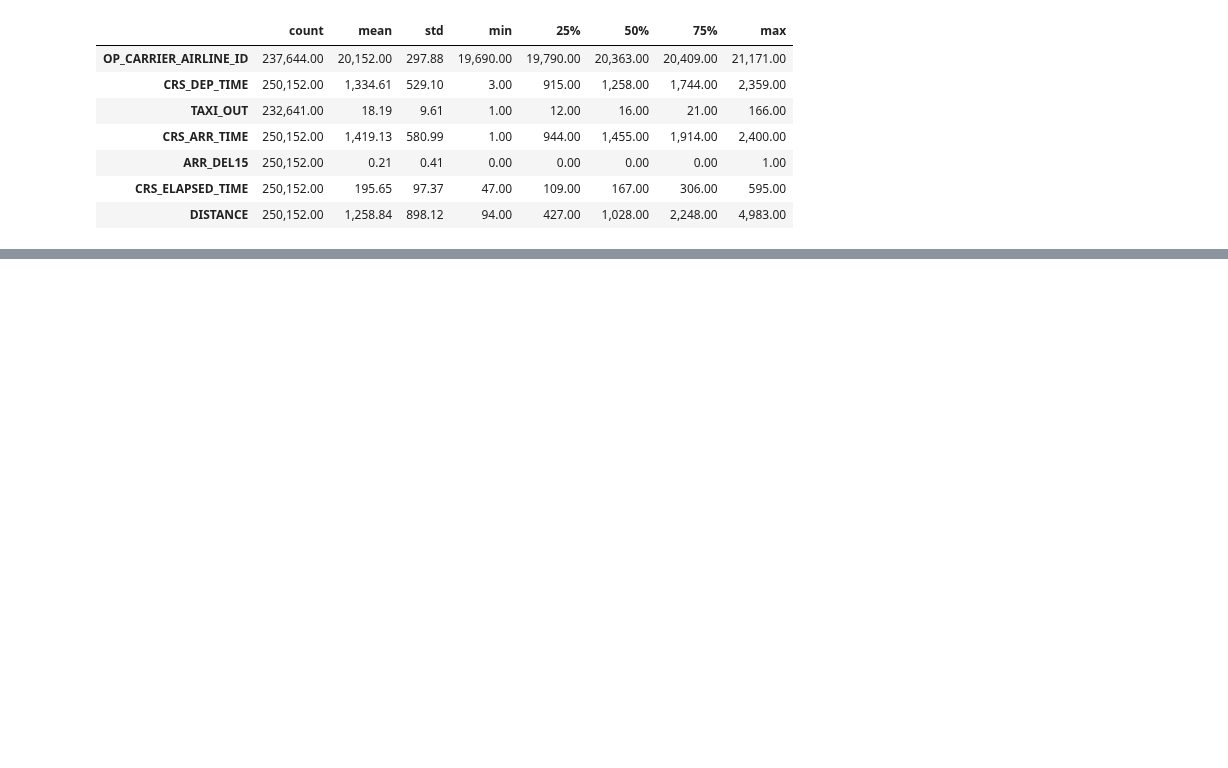
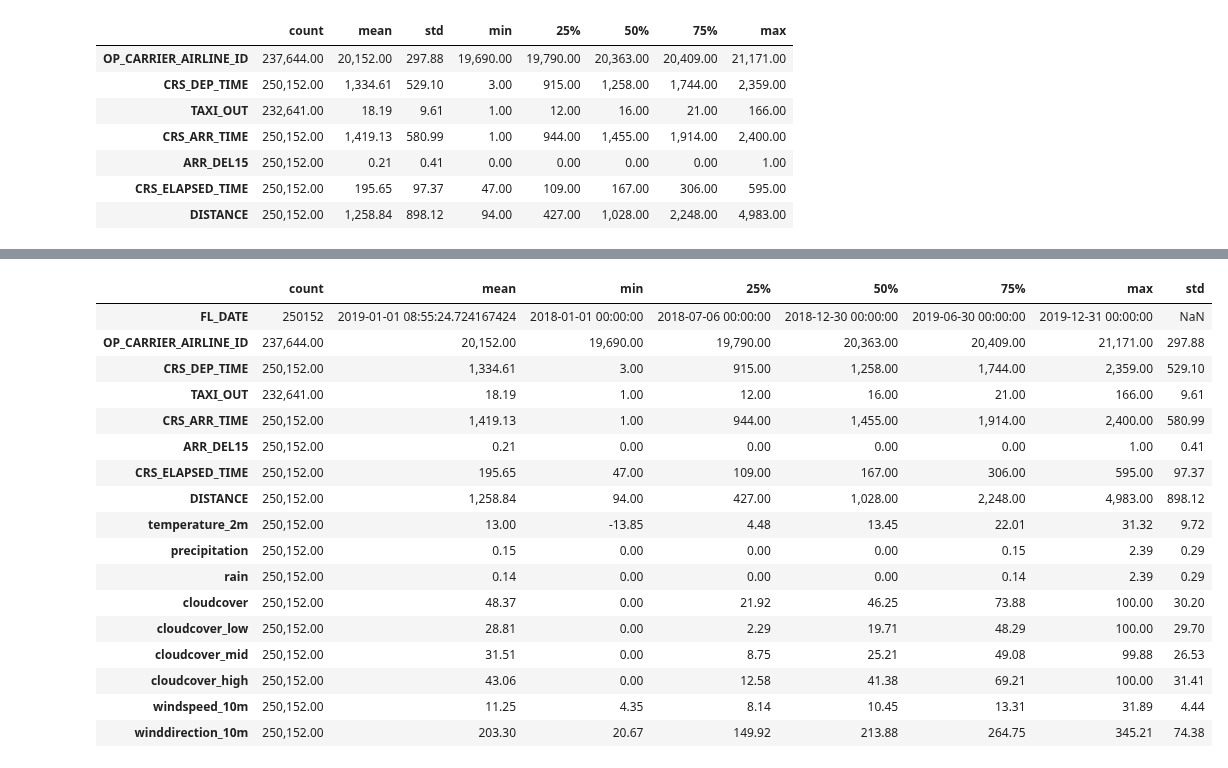
Before and after one commit to KARENCMP82/Python, a Jupyter notebook: Clasificacion_Clase.ipynb, the cells around one changed output, grey strips where cells are left out. Cells and saved outputs as stored; diff of their text form; code cells hidden in the pictures; blank space fills up the shorter version.

```diff
--- a/Clasificacion_Clase.ipynb
+++ b/Clasificacion_Clase.ipynb
@@ -103,0 +125,5 @@ KeyError: 'time'
+# %%
+df_weather.columns = ['temperature_2m', 'precipitation', 'rain',
+       'cloudcover', 'cloudcover_low', 'cloudcover_mid',
+       'cloudcover_high', 'windspeed_10m', 'winddirection_10m']
+       #renombramos las columnas. Si es exacatamente el nº de columnas q hay lo va a sobreescribir, hay otras formas de hacerlo
@@ -103,0 +150,4 @@ KeyError: 'time'
+# %%
+df_weather['FL_DATE'] = df_weather.index
+# %%
+df = df.join(df_weather, on = 'FL_DATE', how='left', rsuffix='_w')#TODAS LAS COLUMN Q VIENE DE LE METEMOS UN _W
@@ -103,0 +174,3 @@ KeyError: 'time'
+# %%
+#borramos la columna de fl_date_w
+df.drop('FL_DATE_w', axis = 1, inplace = True)
@@ -103,0 +271,21 @@ KeyError: 'time'
+# %%
+df.describe(exclude=['object']).T
+# %% [output]
+|  | count | mean | min | 25% | 50% | 75% | max | std |
+| FL_DATE | 250152 | 2019-01-01 08:55:24.724167424 | 2018-01-01 00:00:00 | 2018-07-06 00:00:00 | 2018-12-30 00:00:00 | 2019-06-30 00:00:00 | 2019-12-31 00:00:00 | NaN |
+| OP_CARRIER_AIRLINE_ID | 237,644.00 | 20,152.00 | 19,690.00 | 19,790.00 | 20,363.00 | 20,409.00 | 21,171.00 | 297.88 |
+| CRS_DEP_TIME | 250,152.00 | 1,334.61 | 3.00 | 915.00 | 1,258.00 | 1,744.00 | 2,359.00 | 529.10 |
+| TAXI_OUT | 232,641.00 | 18.19 | 1.00 | 12.00 | 16.00 | 21.00 | 166.00 | 9.61 |
+| CRS_ARR_TIME | 250,152.00 | 1,419.13 | 1.00 | 944.00 | 1,455.00 | 1,914.00 | 2,400.00 | 580.99 |
+| ARR_DEL15 | 250,152.00 | 0.21 | 0.00 | 0.00 | 0.00 | 0.00 | 1.00 | 0.41 |
+| CRS_ELAPSED_TIME | 250,152.00 | 195.65 | 47.00 | 109.00 | 167.00 | 306.00 | 595.00 | 97.37 |
+| DISTANCE | 250,152.00 | 1,258.84 | 94.00 | 427.00 | 1,028.00 | 2,248.00 | 4,983.00 | 898.12 |
+| temperature_2m | 250,152.00 | 13.00 | -13.85 | 4.48 | 13.45 | 22.01 | 31.32 | 9.72 |
+| precipitation | 250,152.00 | 0.15 | 0.00 | 0.00 | 0.00 | 0.15 | 2.39 | 0.29 |
+| rain | 250,152.00 | 0.14 | 0.00 | 0.00 | 0.00 | 0.14 | 2.39 | 0.29 |
+| cloudcover | 250,152.00 | 48.37 | 0.00 | 21.92 | 46.25 | 73.88 | 100.00 | 30.20 |
+| cloudcover_low | 250,152.00 | 28.81 | 0.00 | 2.29 | 19.71 | 48.29 | 100.00 | 29.70 |
+| cloudcover_mid | 250,152.00 | 31.51 | 0.00 | 8.75 | 25.21 | 49.08 | 99.88 | 26.53 |
+| cloudcover_high | 250,152.00 | 43.06 | 0.00 | 12.58 | 41.38 | 69.21 | 100.00 | 31.41 |
+| windspeed_10m | 250,152.00 | 11.25 | 4.35 | 8.14 | 10.45 | 13.31 | 31.89 | 4.44 |
+| winddirection_10m | 250,152.00 | 203.30 | 20.67 | 149.92 | 213.88 | 264.75 | 345.21 | 74.38 |
```
Also changed, not shown: parts of 25 cells of this notebook.
